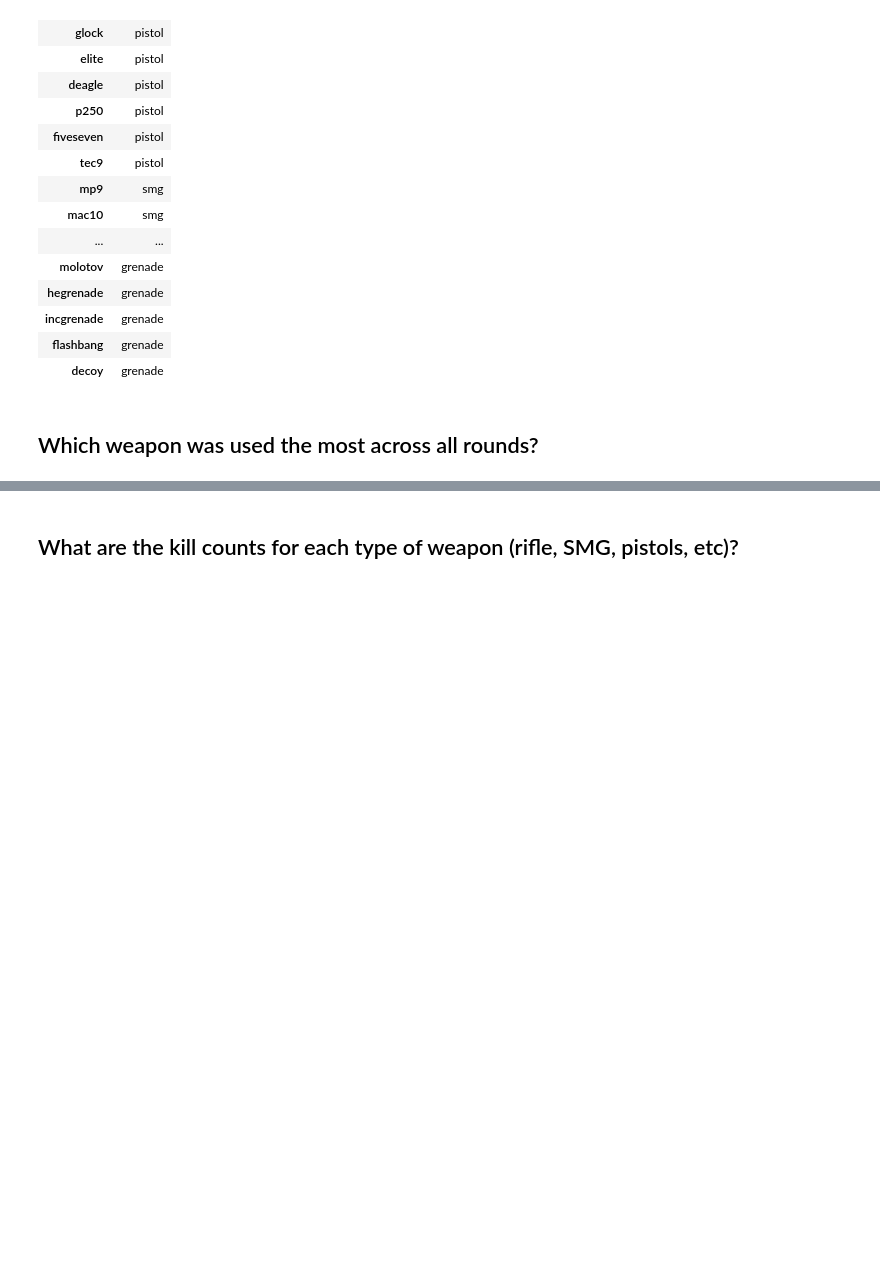
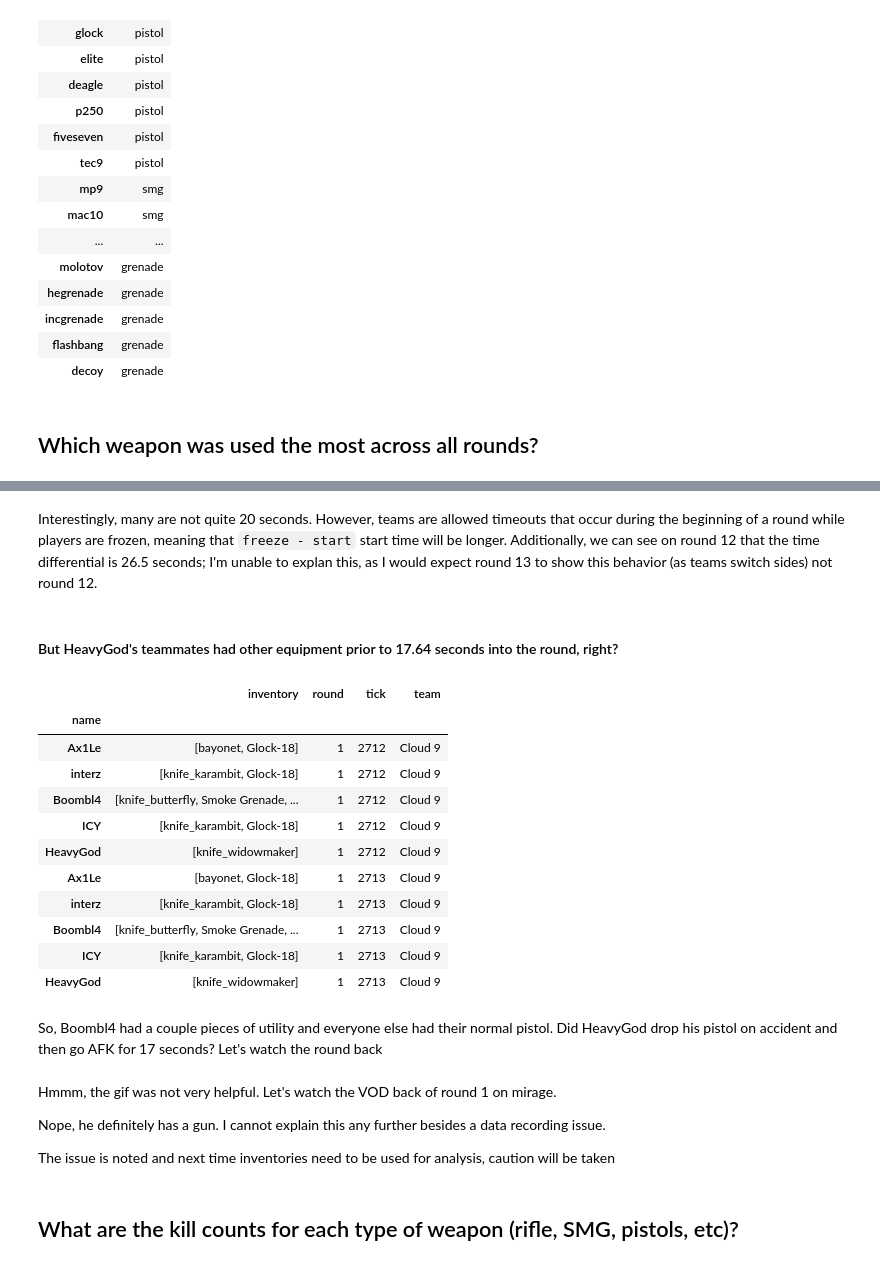
Before and after one commit to dickinsonmatt/counter-strike, a Jupyter notebook: analysis.ipynb, the cells around one changed output, grey strips where cells are left out. Drawn from its saved outputs; the diff is of its cells as text; code cells hidden in the pictures; blank space fills up the shorter version.

Commit message:
Event based analysis

```diff
--- a/analysis.ipynb
+++ b/analysis.ipynb
@@ -647,0 +670,23 @@ player_invs[player_invs['name'] == "HeavyGod"]
+# %% [markdown]
+Interestingly, many are not quite 20 seconds. However, teams are allowed timeouts that occur during the beginning of a round while players are frozen, meaning that `freeze - start` start time will be longer. Additionally, we can see on round 12 that the time differential is 26.5 seconds; I'm unable to explan this, as I would expect round 13 to show this behavior (as teams switch sides) not round 12.
+# %% [markdown]
+#### But HeavyGod's teammates had other equipment prior to 17.64 seconds into the round, right?
+# %%
+temp = inventories[(inventories['round'] == 1) & (inventories['inventory'].apply(lambda x: len(x) >= 1))].set_index('name').join(player_teams)
+
+temp[temp['team'] == "Cloud 9"].head(10)
+# %% [output]
+|  | inventory | round | tick | team |
+| name |  |  |  |  |
+| Ax1Le | [bayonet, Glock-18] | 1 | 2712 | Cloud 9 |
+| interz | [knife_karambit, Glock-18] | 1 | 2712 | Cloud 9 |
+| Boombl4 | [knife_butterfly, Smoke Grenade, ... | 1 | 2712 | Cloud 9 |
+| ICY | [knife_karambit, Glock-18] | 1 | 2712 | Cloud 9 |
+| HeavyGod | [knife_widowmaker] | 1 | 2712 | Cloud 9 |
+| Ax1Le | [bayonet, Glock-18] | 1 | 2713 | Cloud 9 |
+| interz | [knife_karambit, Glock-18] | 1 | 2713 | Cloud 9 |
+| Boombl4 | [knife_butterfly, Smoke Grenade, ... | 1 | 2713 | Cloud 9 |
+| ICY | [knife_karambit, Glock-18] | 1 | 2713 | Cloud 9 |
+| HeavyGod | [knife_widowmaker] | 1 | 2713 | Cloud 9 |
+# %% [markdown]
+So, Boombl4 had a couple pieces of utility and everyone else had their normal pistol. Did HeavyGod drop his pistol on accident and then go AFK for 17 seconds? Let's watch the round back
@@ -648,3 +737,11 @@ player_invs[player_invs['name'] == "HeavyGod"]
+# %% [markdown]
+Hmmm, the gif was not very helpful. Let's watch the VOD back of round 1 on mirage.
+
+
+Nope, he definitely has a gun. I cannot explain this any further besides a data recording issue.
+
+
+The issue is noted and next time inventories need to be used for analysis, caution will be taken
 # %% [markdown]
 ## What are the kill counts for each type of weapon (rifle, SMG, pistols, etc)?
 # %%
```
Also changed, not shown: parts of 49 cells of this notebook, 1 other file.
